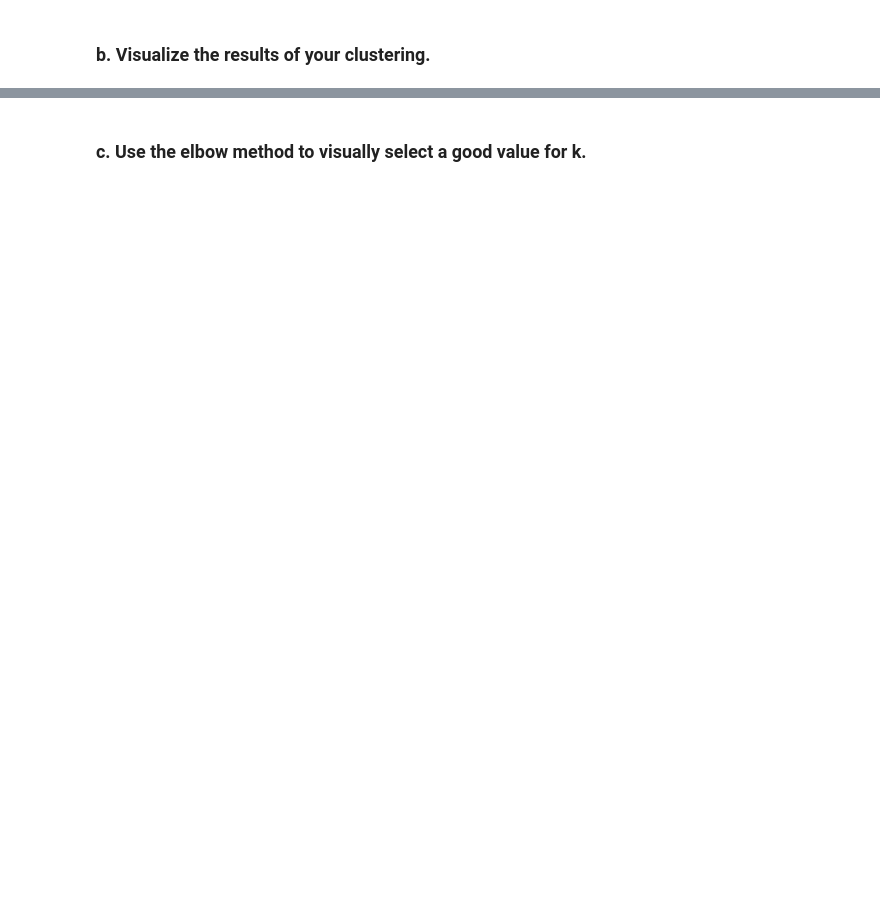
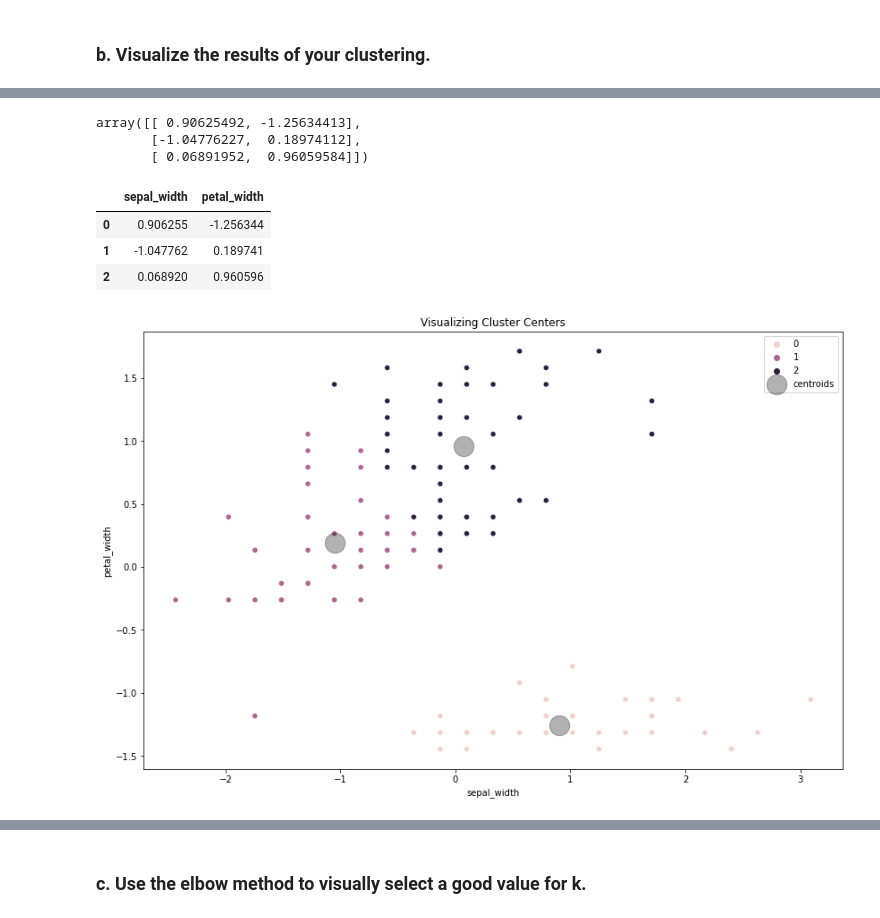
Before and after one commit to aliciag92/clustering-exercises, a Jupyter notebook: modeling.ipynb, the cells around one changed output, grey strips where cells are left out. Drawn from its saved outputs; the diff is of its cells as text; code cells hidden in the pictures; blank space fills up the shorter version.

```diff
--- a/modeling.ipynb
+++ b/modeling.ipynb
@@ -6,0 +57,4 @@ Using this lesson as a guide, perform clustering on the iris dataset.
+# %%
+#Scale the X
+scaler = StandardScaler().fit(X)
+X_scaled = pd.DataFrame(scaler.transform(X), columns= X.columns).set_index([X.index.values])
@@ -7,2 +70,11 @@ Using this lesson as a guide, perform clustering on the iris dataset.
 # %% [markdown]
 ### b. Visualize the results of your clustering.
+# %%
+#define the thing
+kmeans = KMeans(n_clusters=3)
+
+# fit the thing
+kmeans.fit(X_scaled)
+
+# Use (predict using) the thing
+kmeans.predict(X_scaled)
@@ -8,0 +89,4 @@ Using this lesson as a guide, perform clustering on the iris dataset.
+# %%
+# make a new column names cluster in X_scaled dataframe
+
+X_scaled['cluster'] = kmeans.predict(X_scaled)
@@ -8,0 +116,42 @@ Using this lesson as a guide, perform clustering on the iris dataset.
+# %%
+# Cluster Centers aka centroids. Keep in mind: output is scaled
+
+kmeans.cluster_centers_
+# %% [output]
+array([[ 0.90625492, -1.25634413],
+       [-1.04776227,  0.18974112],
+       [ 0.06891952,  0.96059584]])
+# %%
+# Make a dataframe
+centroids_scaled = pd.DataFrame(kmeans.cluster_centers_,
+                                columns = X.columns)
+centroids_scaled
+# %% [output]
+|  | sepal_width | petal_width |
+| 0 | 0.906255 | -1.256344 |
+| 1 | -1.047762 | 0.189741 |
+| 2 | 0.068920 | 0.960596 |
+# %%
+#visualize the clusters along with the centers on scaled data.
+plt.figure(figsize=(14, 9))
+
+# scatterplot of data with hue for cluster
+sns.scatterplot(x='sepal_width',
+                y='petal_width',
+                data=X_scaled,
+                hue='cluster')
+
+# plot cluster centers (centroids)
+centroids_scaled.plot.scatter(x='sepal_width',
+                              y='petal_width',
+                              ax=plt.gca(),
+                              color='k',
+                              alpha=0.3,
+                              s=500,
+                              marker='o',
+                              label='centroids')
+
+plt.title('Visualizing Cluster Centers')
+plt.legend();
+# %% [output]
+[figure, added]
```
Also changed, not shown: parts of 43 cells of this notebook.
